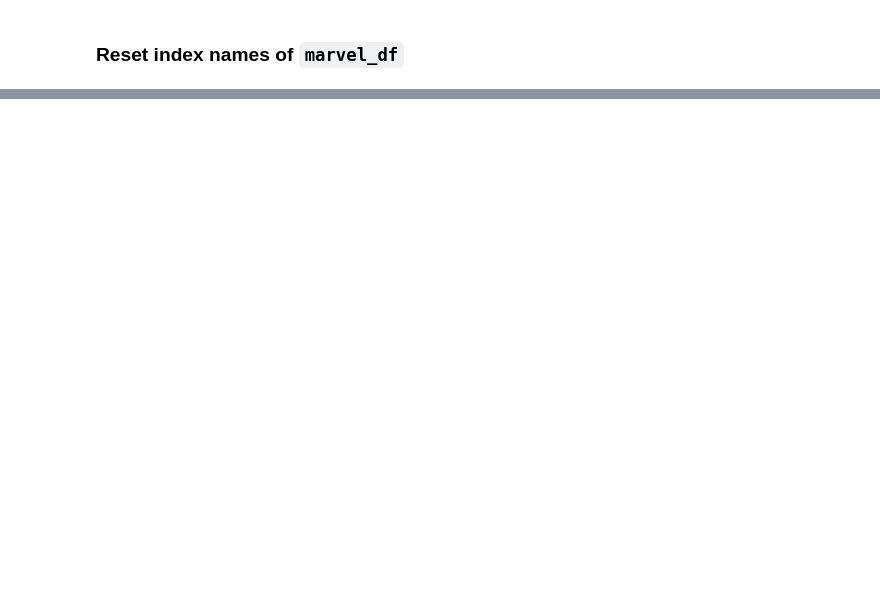
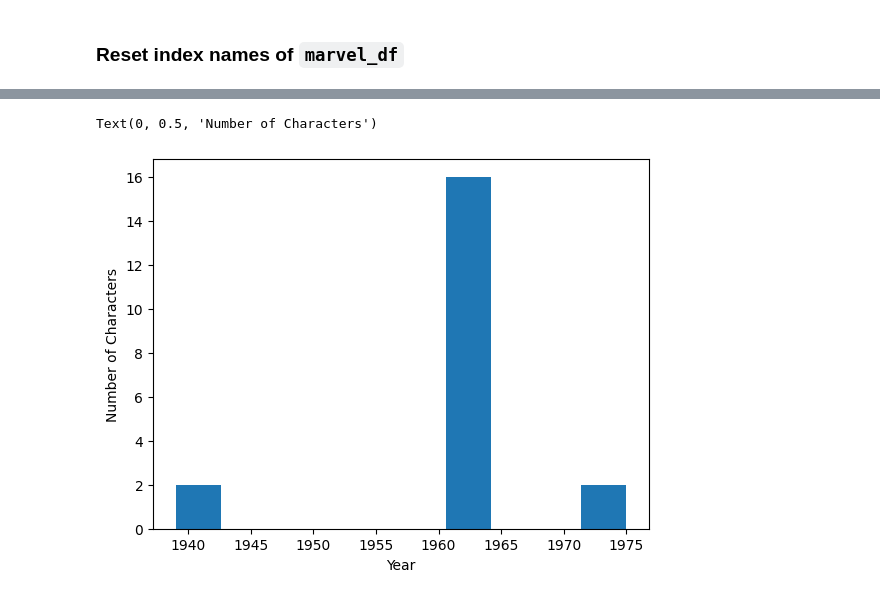
Before and after one commit to Ujstor/Data-Science-Introduction, a Jupyter notebook: 01_ numpy_pandas_matplotlib/Pandas/04 - Pandas DataFrames exercises.ipynb, the cells around one changed output, grey strips where cells are left out. Drawn from its saved outputs; the diff is of its cells as text; code cells hidden in the pictures; blank space fills up the shorter version.

```diff
--- a/01_ numpy_pandas_matplotlib/Pandas/04 - Pandas DataFrames exercises.ipynb
+++ b/01_ numpy_pandas_matplotlib/Pandas/04 - Pandas DataFrames exercises.ipynb
@@ -200,2 +475,9 @@ marvel_data = [
+# %%
+hist = df['first_appearance'].plot(kind='hist')
+hist.set_xlabel('Year')
+hist.set_ylabel('Number of Characters')
+# %% [output]
+Text(0, 0.5, 'Number of Characters')
+[figure, added]
 # %% [markdown]
 ![purple-divider](https://user-images.githubusercontent.com/7065401/52071927-c1cd7100-2562-11e9-908a-dde91ba14e59.png)
```
Also changed, not shown: parts of 48 cells of this notebook, 1 other file.
